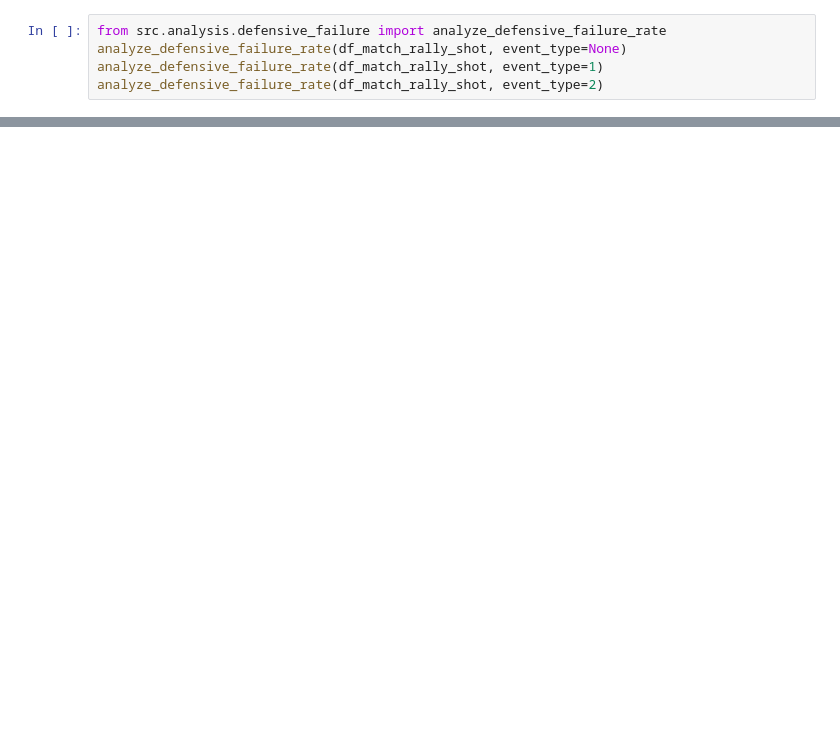
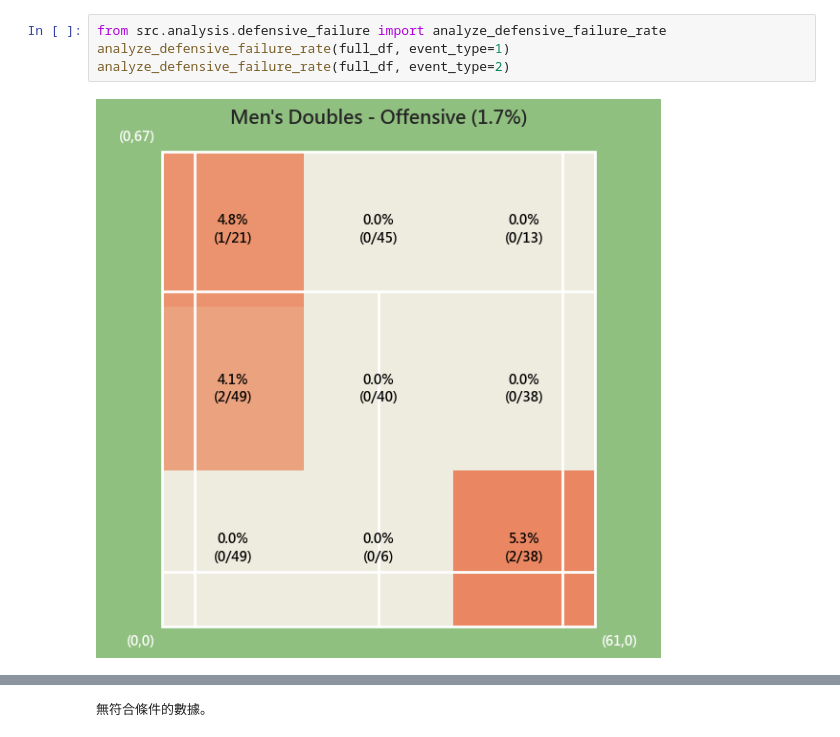
Before and after one commit to J-GY/Badminton, a Jupyter notebook: DshuttleSet/main.ipynb, the cells around one changed output, grey strips where cells are left out. Saved outputs shown, nothing was run; the diff lists cells and outputs as text; blank space fills up the shorter version.

```diff
--- a/DshuttleSet/main.ipynb
+++ b/DshuttleSet/main.ipynb
@@ -159,5 +264,6 @@ analyze_defense_aai(df_match_rally_shot, threat_shot_types = ['殺球', '切球'
 # %%
 from src.analysis.defensive_failure import analyze_defensive_failure_rate
-analyze_defensive_failure_rate(df_match_rally_shot, event_type=None)
-analyze_defensive_failure_rate(df_match_rally_shot, event_type=1)
-analyze_defensive_failure_rate(df_match_rally_shot, event_type=2)
+analyze_defensive_failure_rate(full_df, event_type=1)
+analyze_defensive_failure_rate(full_df, event_type=2)
+# %% [output]
+[figure, added]
@@ -164,3 +272,4 @@ analyze_defensive_failure_rate(df_match_rally_shot, event_type=2)
+無符合條件的數據。
 # %%
 from src.analysis.matches_analyze import plot_badminton_intensity
 
```
Also changed, not shown: parts of 12 cells of this notebook, 19 other files.
